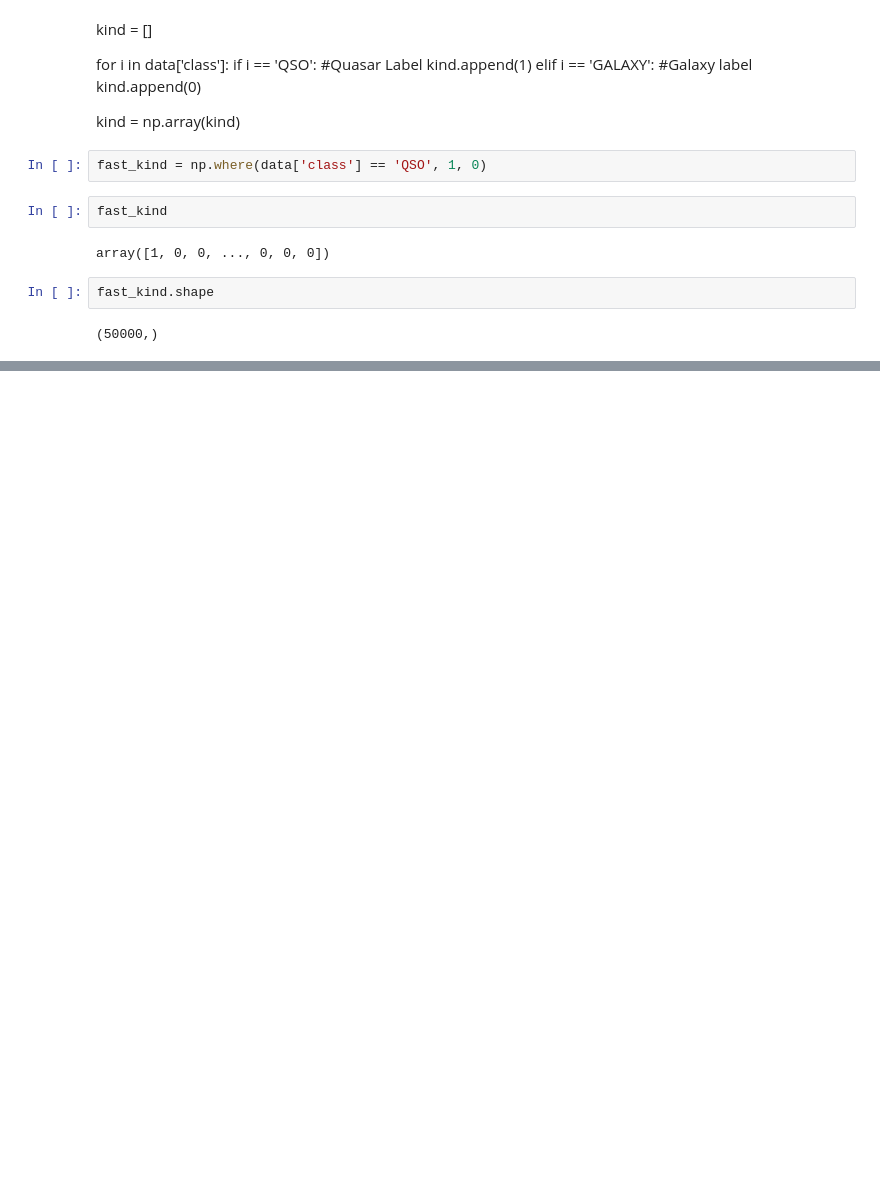
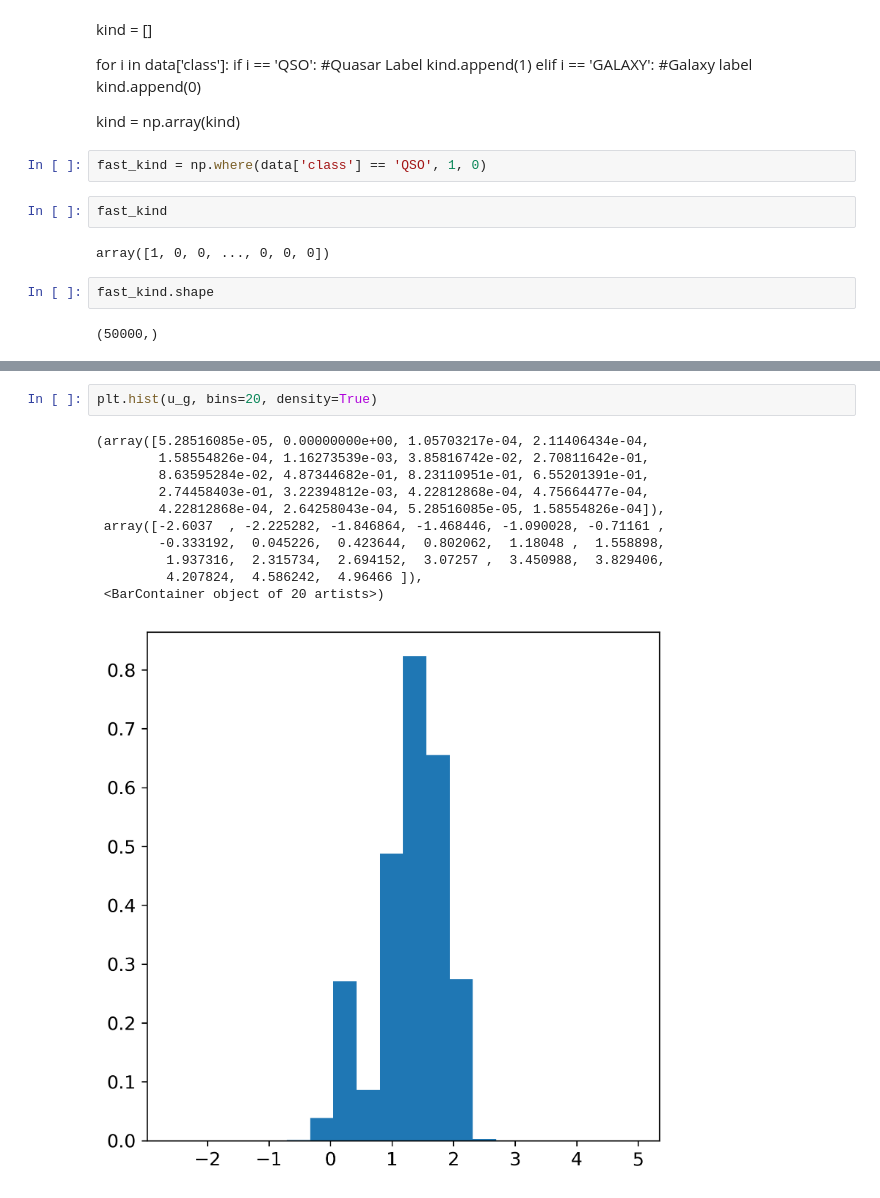
Before and after one commit to olli-e-benji/Astrostatistics-and-Machine-Learning-2023, a Jupyter notebook: working/L19_ClassificationQuasarGalaxy.ipynb, the cells around one changed output, grey strips where cells are left out. Drawn from its saved outputs; the diff is of its cells as text; blank space fills up the shorter version.

```diff
--- a/working/L19_ClassificationQuasarGalaxy.ipynb
+++ b/working/L19_ClassificationQuasarGalaxy.ipynb
@@ -68 +96,15 @@ fast_kind.shape
+# %%
+plt.hist(u_g, bins=20, density=True)
+# %% [output]
+(array([5.28516085e-05, 0.00000000e+00, 1.05703217e-04, 2.11406434e-04,
+        1.58554826e-04, 1.16273539e-03, 3.85816742e-02, 2.70811642e-01,
+        8.63595284e-02, 4.87344682e-01, 8.23110951e-01, 6.55201391e-01,
+        2.74458403e-01, 3.22394812e-03, 4.22812868e-04, 4.75664477e-04,
+        4.22812868e-04, 2.64258043e-04, 5.28516085e-05, 1.58554826e-04]),
+ array([-2.6037  , -2.225282, -1.846864, -1.468446, -1.090028, -0.71161 ,
+        -0.333192,  0.045226,  0.423644,  0.802062,  1.18048 ,  1.558898,
+         1.937316,  2.315734,  2.694152,  3.07257 ,  3.450988,  3.829406,
+         4.207824,  4.586242,  4.96466 ]),
+ <BarContainer object of 20 artists>)
+[figure, added]
 # %%
```
Also changed, not shown: parts of 4 cells of this notebook.
